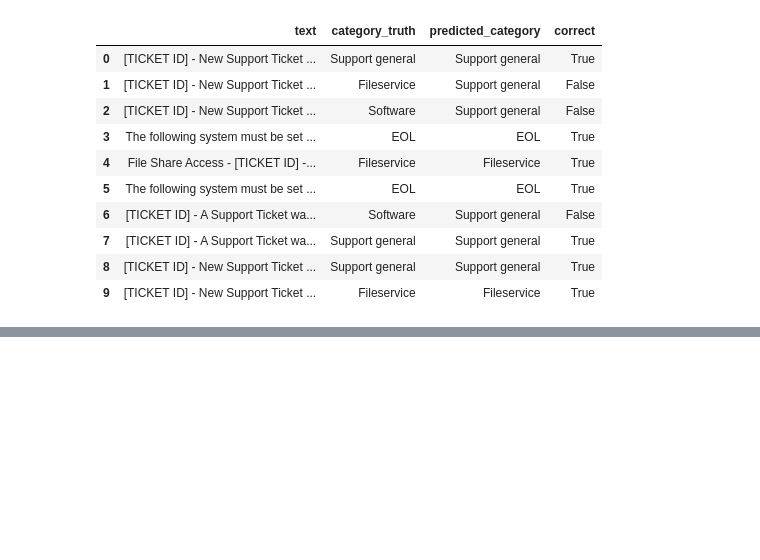
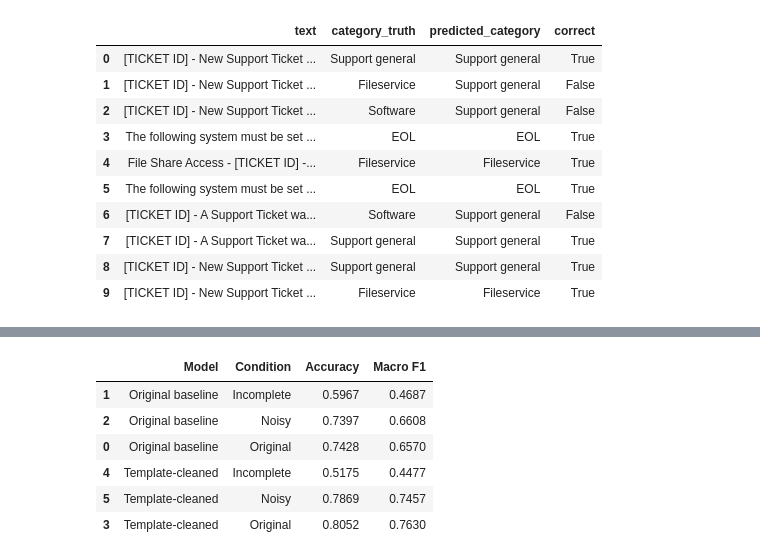
Before and after one commit to midhunnair753/IT-Incident-Triage-and-Resolution-Intelligence, a Jupyter notebook: 02_data_preparation.ipynb, the cells around one changed output, grey strips where cells are left out. Saved outputs shown, nothing was run; the diff lists cells and outputs as text; code cells hidden in the pictures; blank space fills up the shorter version.

Commit message:
Accuracy adjusting, noise removal,shap explainability

```diff
--- a/02_data_preparation.ipynb
+++ b/02_data_preparation.ipynb
@@ -277,0 +231,20 @@ Incorrect predictions: 169
+# %%
+import numpy as np
+
+tfidf = baseline_model.named_steps["tfidf"]
+classifier = baseline_model.named_steps["classifier"]
+
+feature_names = tfidf.get_feature_names_out()
+categories = classifier.classes_
+
+for category in categories:
+    class_index = list(categories).index(category)
+    coefficients = classifier.coef_[class_index]
+
+    top_indices = np.argsort(coefficients)[-10:][::-1]
+
+    print(f"\nCategory: {category}")
+    print([
+        (feature_names[i], round(coefficients[i], 3))
+        for i in top_indices
+    ])
@@ -277,0 +477,47 @@ Incorrect predictions: 169
+# %%
+from sklearn.metrics import accuracy_score, f1_score
+
+conditions = {
+    "Original": original_texts,
+    "Incomplete": incomplete_texts,
+    "Noisy": noisy_texts
+}
+
+models = {
+    "Original baseline": baseline_model,
+    "Template-cleaned": cleaned_model
+}
+
+robustness_results = []
+
+for model_name, model in models.items():
+    for condition, texts in conditions.items():
+        predictions = model.predict(texts)
+
+        robustness_results.append({
+            "Model": model_name,
+            "Condition": condition,
+            "Accuracy": accuracy_score(y_test, predictions),
+            "Macro F1": f1_score(
+                y_test,
+                predictions,
+                average="macro",
+                zero_division=0
+            )
+        })
+
+robustness_df = pd.DataFrame(robustness_results)
+
+display(
+    robustness_df.round(4).sort_values(
+        ["Model", "Condition"]
+    )
+)
+# %% [output]
+|  | Model | Condition | Accuracy | Macro F1 |
+| 1 | Original baseline | Incomplete | 0.5967 | 0.4687 |
+| 2 | Original baseline | Noisy | 0.7397 | 0.6608 |
+| 0 | Original baseline | Original | 0.7428 | 0.6570 |
+| 4 | Template-cleaned | Incomplete | 0.5175 | 0.4477 |
+| 5 | Template-cleaned | Noisy | 0.7869 | 0.7457 |
+| 3 | Template-cleaned | Original | 0.8052 | 0.7630 |
```
Also changed, not shown: parts of 20 cells of this notebook.
